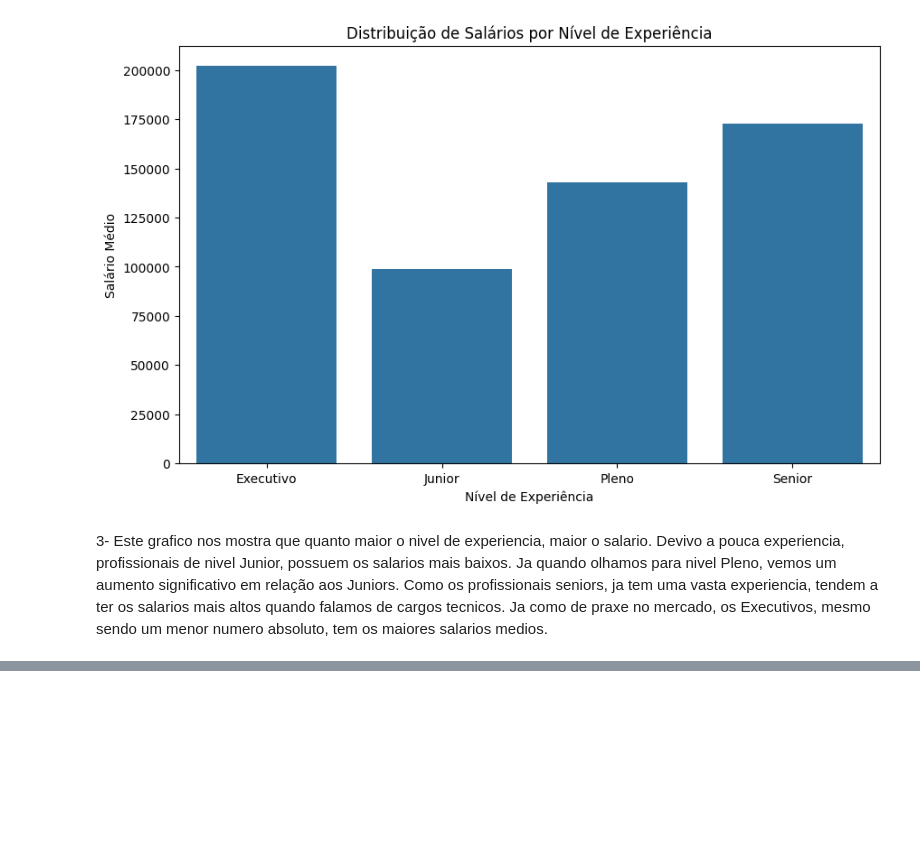
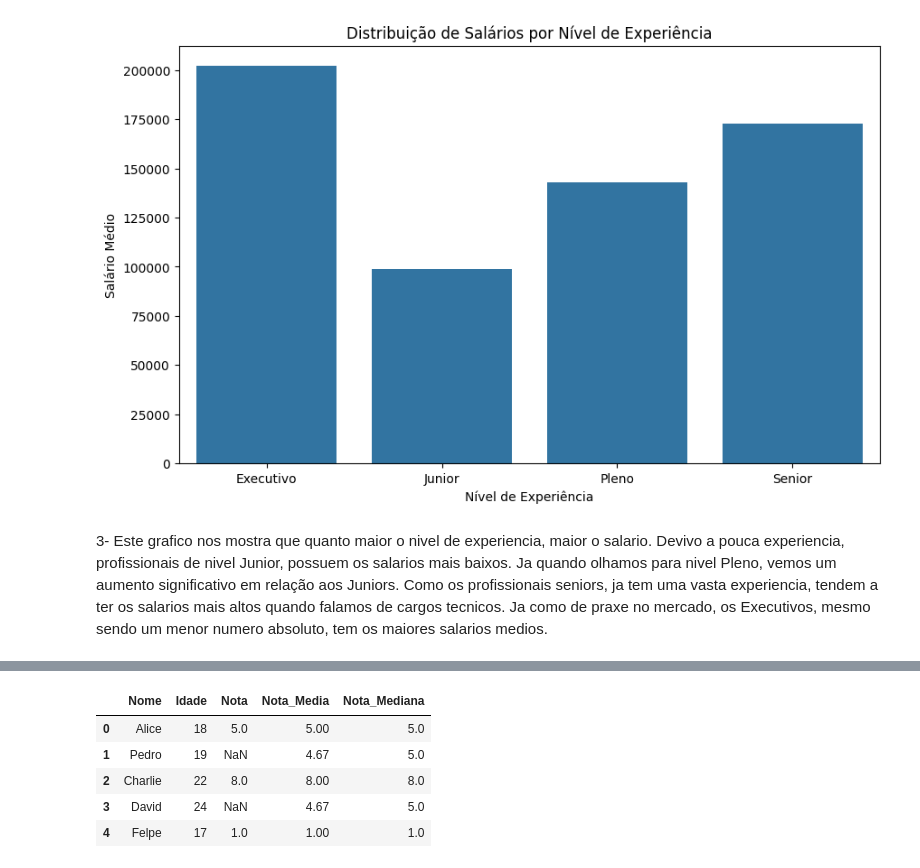
Before and after one commit to cauancalmeida/Portefolio, a Jupyter notebook: Imersão_Alura.ipynb, the cells around one changed output, grey strips where cells are left out. Cells and saved outputs as stored; diff of their text form; code cells hidden in the pictures; blank space fills up the shorter version.

```diff
--- a/Imersão_Alura.ipynb
+++ b/Imersão_Alura.ipynb
@@ -306,0 +506,8 @@ Ja como de praxe no mercado, os Executivos, mesmo sendo um menor numero absoluto
+# %%
+df_estudantes = pd.DataFrame(
+    {
+        'Nome': ['Alice', 'Pedro', 'Charlie', 'David','Felpe'],
+        'Idade': [18, 19, 22, 24, 17],
+        'Nota': [5,np.nan,8,np.nan,1]
+    })
+df_estudantes
@@ -306,0 +521,11 @@ Ja como de praxe no mercado, os Executivos, mesmo sendo um menor numero absoluto
+# %%
+df_estudantes['Nota_Media']= df_estudantes['Nota'].fillna(df_estudantes['Nota'].mean().round(2))
+df_estudantes['Nota_Mediana']= df_estudantes['Nota'].fillna(df_estudantes['Nota'].median())
+df_estudantes
+# %% [output]
+|  | Nome | Idade | Nota | Nota_Media | Nota_Mediana |
+| 0 | Alice | 18 | 5.0 | 5.00 | 5.0 |
+| 1 | Pedro | 19 | NaN | 4.67 | 5.0 |
+| 2 | Charlie | 22 | 8.0 | 8.00 | 8.0 |
+| 3 | David | 24 | NaN | 4.67 | 5.0 |
+| 4 | Felpe | 17 | 1.0 | 1.00 | 1.0 |
```
Also changed, not shown: parts of 23 cells of this notebook.
